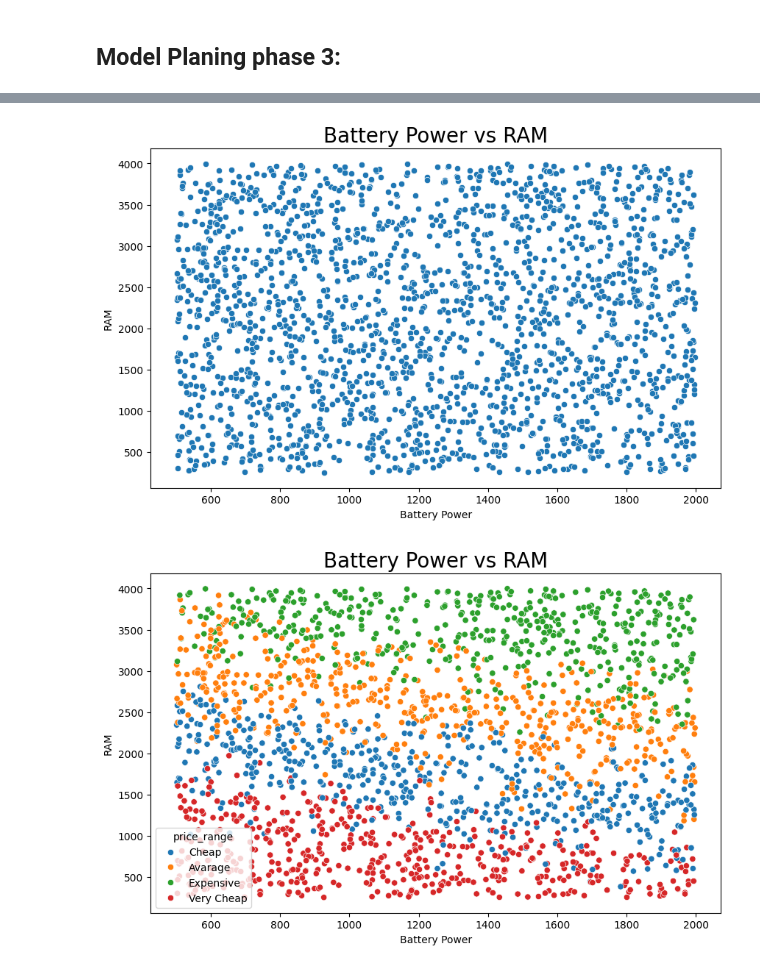
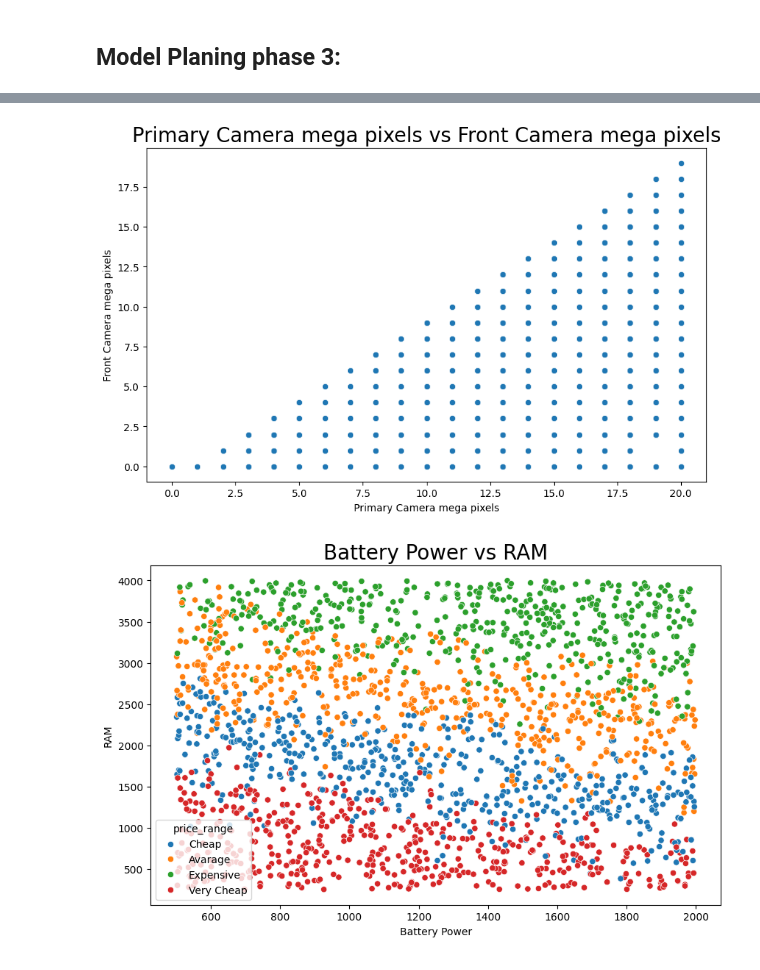
Before and after one commit to safsalem/ISE291_Project, a Jupyter notebook: ISE291Project_Team5.ipynb, the cells around one changed output, grey strips where cells are left out. Cells and saved outputs as stored; diff of their text form; code cells hidden in the pictures.

```diff
--- a/ISE291Project_Team5.ipynb
+++ b/ISE291Project_Team5.ipynb
@@ -192,14 +193,15 @@ plt.show()
 # %%
 # iii. Prepare bivariate plots (plots based on two variables)
 # Example: Scatter plot for two variables
 plt.figure(figsize=(10, 6))
-sns.scatterplot(x = df['battery_power'], y = df['ram'])
-plt.title("Battery Power vs RAM", fontsize = 20)
-plt.xlabel("Battery Power")
-plt.ylabel("RAM")
+sns.scatterplot(x = df['pc'], y = df['fc'])
+plt.title("Primary Camera mega pixels vs Front Camera mega pixels", fontsize = 20)
+plt.xlabel("Primary Camera mega pixels")
+plt.ylabel("Front Camera mega pixels")
 plt.show()
+# note that it's very clear there is a relation between the two variables.
 # %% [output]
-[figure, old version]
+[figure, new version]
 # %%
 # iv. Prepare advanced plots (plots based on two or more variables)
 # Example: Scatter plot for three variables
```
Also changed, not shown: parts of 8 cells of this notebook.
